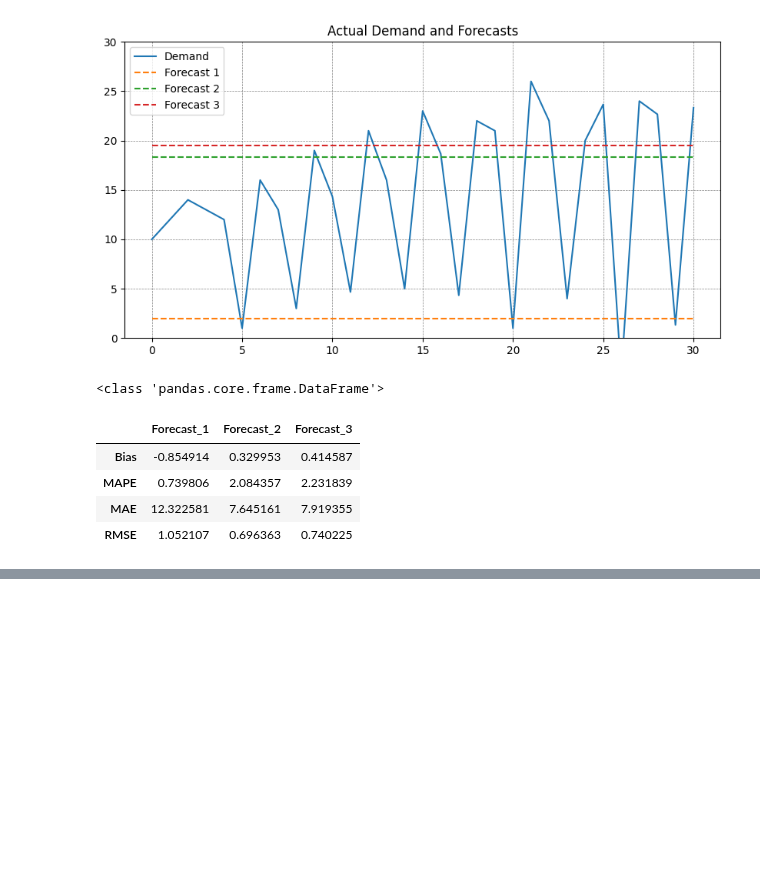
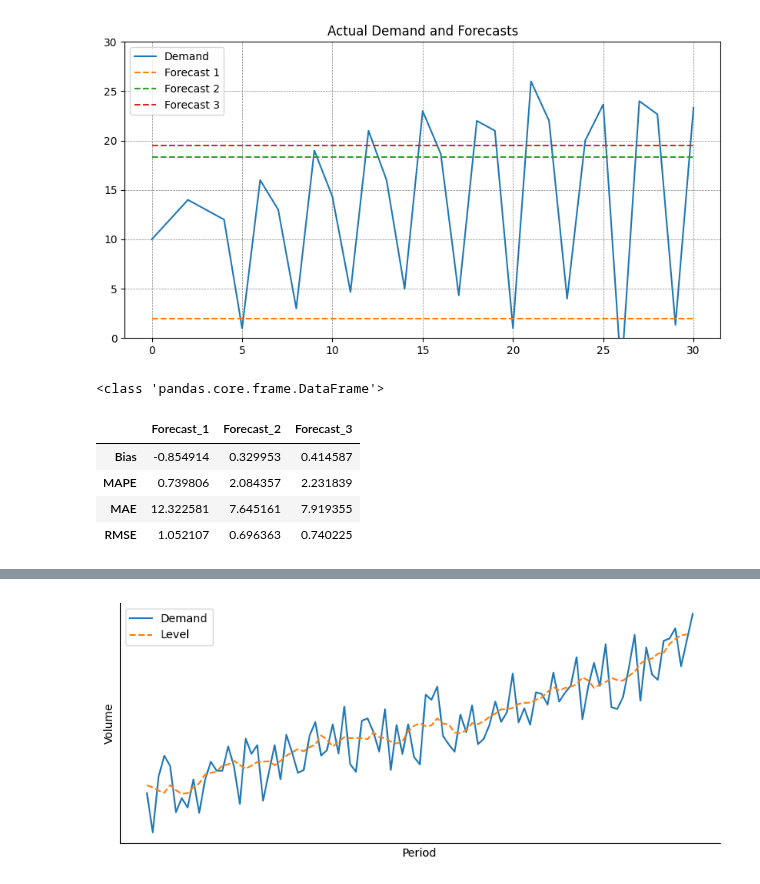
Before and after one commit to jtuchinsky/Datascience-Toolkit, a Jupyter notebook: Statistics/Statistical Forecasting.ipynb, the cells around one changed output, grey strips where cells are left out. Cells and saved outputs as stored; diff of their text form; code cells hidden in the pictures; blank space fills up the shorter version.

```diff
--- a/Statistics/Statistical Forecasting.ipynb
+++ b/Statistics/Statistical Forecasting.ipynb
@@ -315,0 +322,28 @@ display(kpi_df)
+# %%
+def moving_average(a, n=7) :
+    ret = np.cumsum(a)
+    ret[n:] = ret[n:] - ret[:-n]
+    return ret[n - 1:] / n
+
+x = np.arange(100)
+delta = np.random.uniform(-10,10, size=(100,))
+ts = .4 * x +3 + delta
+# df = double_exp_smooth(ts,extra_periods=1,alpha=0.2,beta=0.2)
+df = pd.DataFrame([ts[2:-3],moving_average(ts)]).T
+df.columns = ['Demand','Level']
+
+ax = df[['Demand','Level']].plot(figsize=(8,3.5),style=['-', '--'])
+# ax = df[['Level','Demand']].plot(figsize=(8,3.5),style=['--','-'],color=['C1','C0'])
+ax.set_xlabel('Period')
+ax.set_ylabel('Volume')
+
+ax.spines['top'].set_visible(False)
+ax.spines['right'].set_visible(False)
+
+plt.tick_params(axis='both',which='both',bottom=False,top=False,left=False,
+                labelbottom=False,labelleft=False)
+plt.tight_layout()
+# plt.savefig(outputs+name+'.pdf')
+plt.show()
+# %% [output]
+[figure, added]
```
Also changed, not shown: parts of 4 cells of this notebook, 1 other file.
